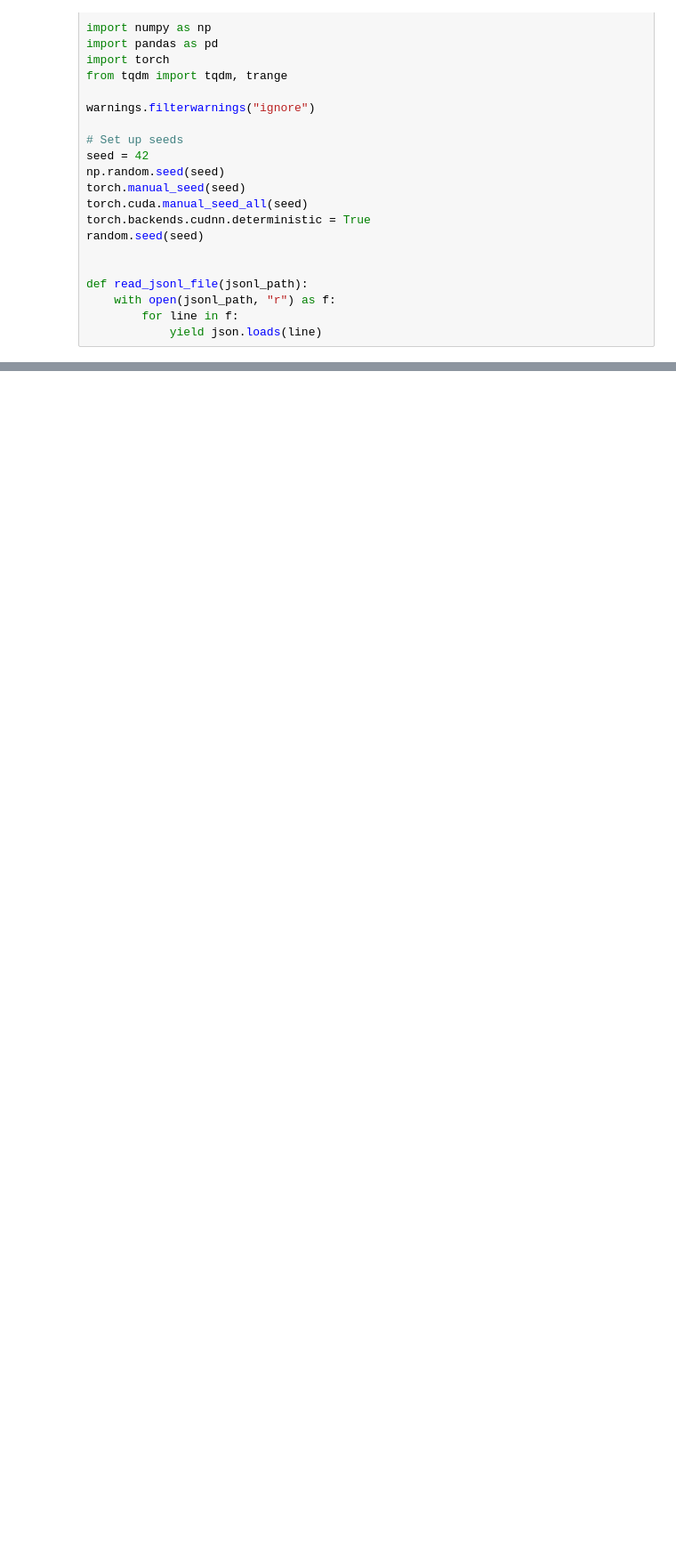
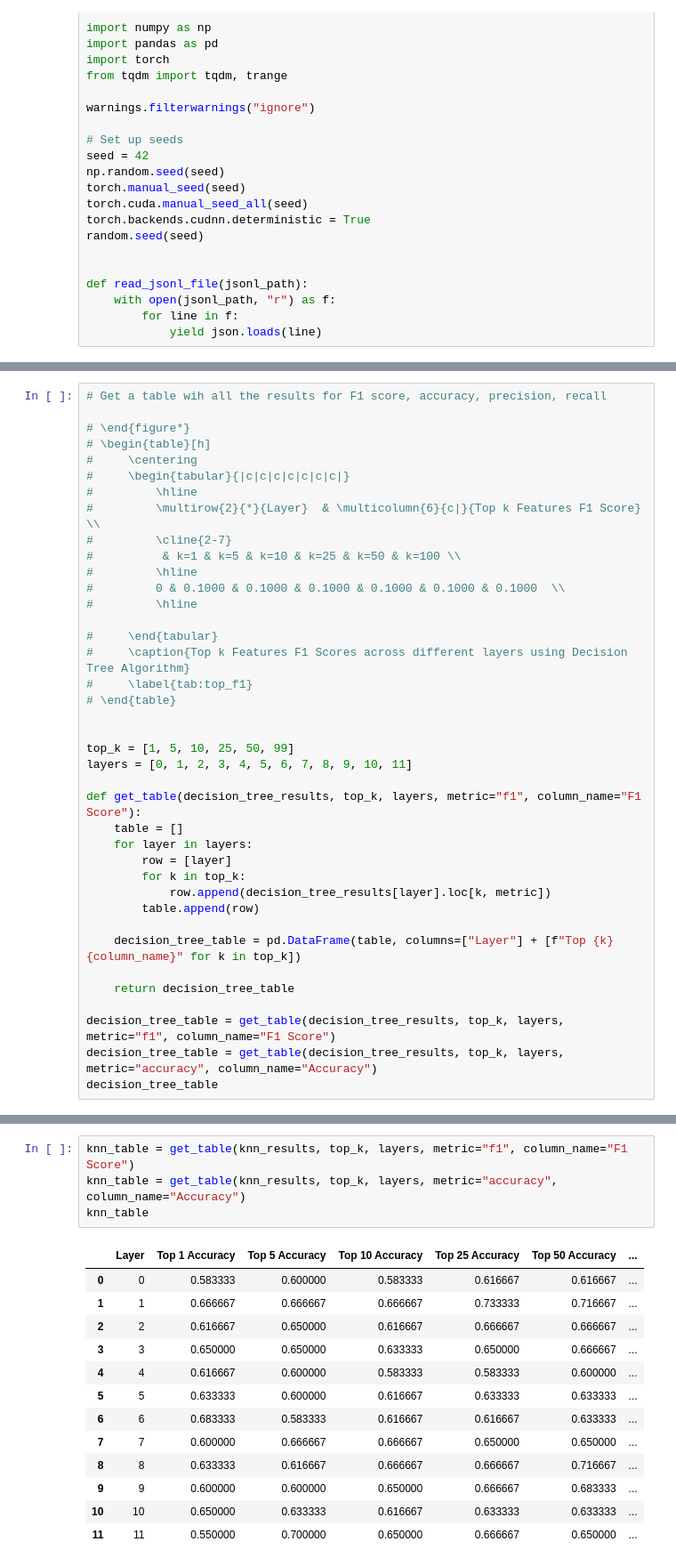
Before and after one commit to rufimelo99/SAE-Java-Bug-Detection, a Jupyter notebook: drl_patches/sparse_autoencoders/gbug-java/ola.ipynb, the cells around one changed output, grey strips where cells are left out. Shown at 89% size. Saved outputs shown, nothing was run; the diff lists cells and outputs as text; blank space fills up the shorter version.

```diff
--- a/drl_patches/sparse_autoencoders/gbug-java/ola.ipynb
+++ b/drl_patches/sparse_autoencoders/gbug-java/ola.ipynb
@@ -174,0 +164,39 @@ plt.show()
+# %%
+# Get a table wih all the results for F1 score, accuracy, precision, recall
+
+# \end{figure*}
+# \begin{table}[h]
+#     \centering
+#     \begin{tabular}{|c|c|c|c|c|c|c|}
+#         \hline
+#         \multirow{2}{*}{Layer}  & \multicolumn{6}{c|}{Top k Features F1 Score} \\
+#         \cline{2-7}
+#          & k=1 & k=5 & k=10 & k=25 & k=50 & k=100 \\
+#         \hline
+#         0 & 0.1000 & 0.1000 & 0.1000 & 0.1000 & 0.1000 & 0.1000  \\
+#         \hline
+
+#     \end{tabular}
+#     \caption{Top k Features F1 Scores across different layers using Decision Tree Algorithm}
+#     \label{tab:top_f1}
+# \end{table}
+
+
+top_k = [1, 5, 10, 25, 50, 99]
+layers = [0, 1, 2, 3, 4, 5, 6, 7, 8, 9, 10, 11]
+
+def get_table(decision_tree_results, top_k, layers, metric="f1", column_name="F1 Score"):
+    table = []
+    for layer in layers:
+        row = [layer]
+        for k in top_k:
+            row.append(decision_tree_results[layer].loc[k, metric])
+        table.append(row)
+
+    decision_tree_table = pd.DataFrame(table, columns=["Layer"] + [f"Top {k} {column_name}" for k in top_k])
+
+    return decision_tree_table
+
+decision_tree_table = get_table(decision_tree_results, top_k, layers, metric="f1", column_name="F1 Score")
+decision_tree_table = get_table(decision_tree_results, top_k, layers, metric="accuracy", column_name="Accuracy")
+decision_tree_table
@@ -174,0 +217,18 @@ plt.show()
+# %%
+knn_table = get_table(knn_results, top_k, layers, metric="f1", column_name="F1 Score")
+knn_table = get_table(knn_results, top_k, layers, metric="accuracy", column_name="Accuracy")
+knn_table
+# %% [output]
+|  | Layer | Top 1 Accuracy | Top 5 Accuracy | Top 10 Accuracy | Top 25 Accuracy | Top 50 Accuracy | ... |
+| 0 | 0 | 0.583333 | 0.600000 | 0.583333 | 0.616667 | 0.616667 | ... |
+| 1 | 1 | 0.666667 | 0.666667 | 0.666667 | 0.733333 | 0.716667 | ... |
+| 2 | 2 | 0.616667 | 0.650000 | 0.616667 | 0.666667 | 0.666667 | ... |
+| 3 | 3 | 0.650000 | 0.650000 | 0.633333 | 0.650000 | 0.666667 | ... |
+| 4 | 4 | 0.616667 | 0.600000 | 0.583333 | 0.583333 | 0.600000 | ... |
+| 5 | 5 | 0.633333 | 0.600000 | 0.616667 | 0.633333 | 0.633333 | ... |
+| 6 | 6 | 0.683333 | 0.583333 | 0.616667 | 0.616667 | 0.633333 | ... |
+| 7 | 7 | 0.600000 | 0.666667 | 0.666667 | 0.650000 | 0.650000 | ... |
+| 8 | 8 | 0.633333 | 0.616667 | 0.666667 | 0.666667 | 0.716667 | ... |
+| 9 | 9 | 0.600000 | 0.600000 | 0.650000 | 0.666667 | 0.683333 | ... |
+| 10 | 10 | 0.650000 | 0.633333 | 0.616667 | 0.633333 | 0.633333 | ... |
+| 11 | 11 | 0.550000 | 0.700000 | 0.650000 | 0.666667 | 0.650000 | ... |
```
Also changed, not shown: parts of 13 cells of this notebook, 9 other files.
